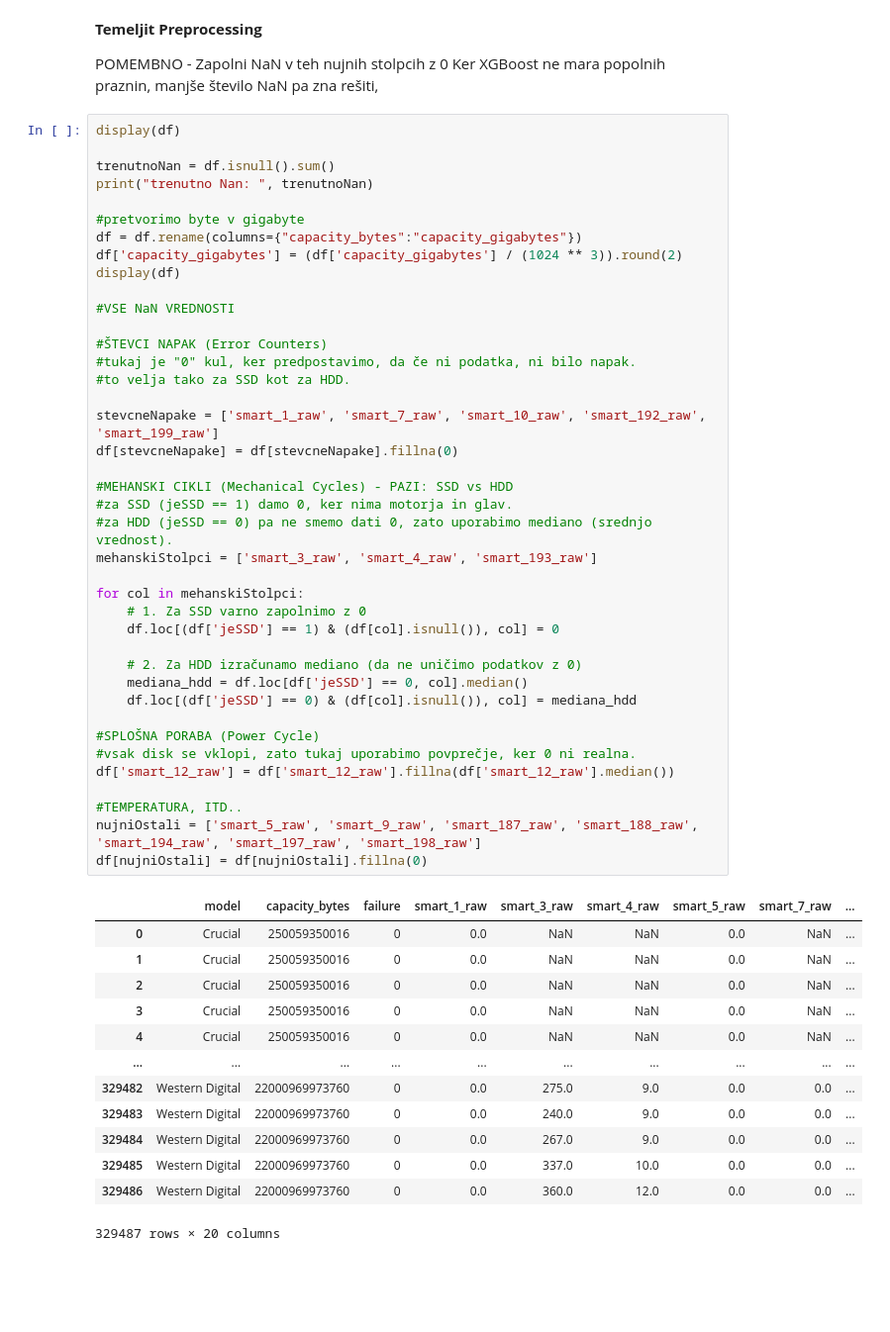
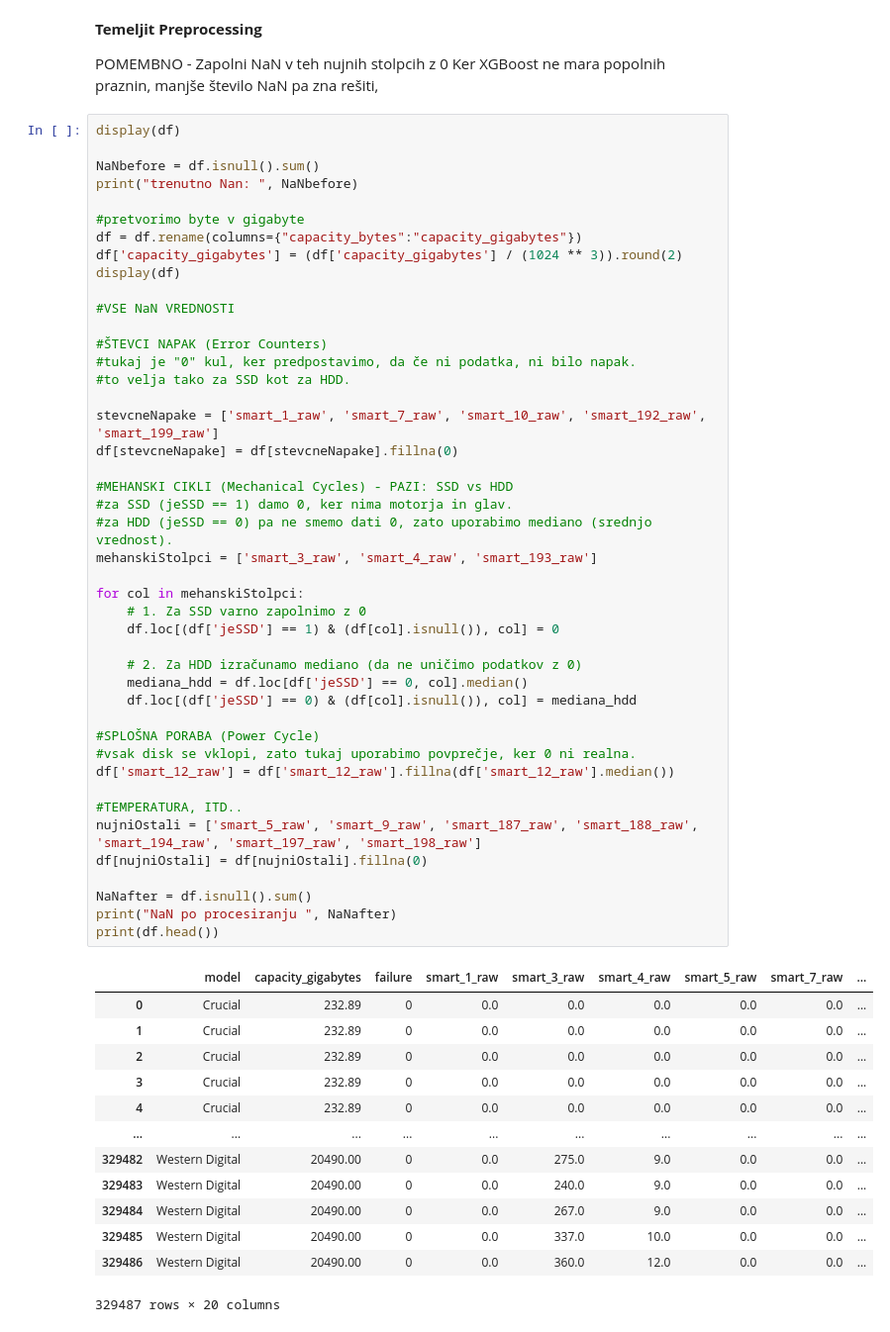
Before and after one commit to Luka-Petek/diskFailurePrediction, a Jupyter notebook: predict.ipynb, the cells around one changed output. Shown at 99% size. Cells and saved outputs as stored; diff of their text form; blank space fills up the shorter version.

```diff
--- a/predict.ipynb
+++ b/predict.ipynb
@@ -203,8 +203,8 @@ Ker XGBoost ne mara popolnih praznin, manjše število NaN pa zna rešiti,
 # %%
 display(df)
 
-trenutnoNan = df.isnull().sum()
-print("trenutno Nan: ", trenutnoNan)
+NaNbefore = df.isnull().sum()
+print("trenutno Nan: ", NaNbefore)
 
 #pretvorimo byte v gigabyte
 df = df.rename(columns={"capacity_bytes":"capacity_gigabytes"})
@@ -214,43 +214,47 @@ display(df)
 #VSE NaN VREDNOSTI
 
 #ŠTEVCI NAPAK (Error Counters)
 #tukaj je "0" kul, ker predpostavimo, da če ni podatka, ni bilo napak.
 #to velja tako za SSD kot za HDD.
 
 stevcneNapake = ['smart_1_raw', 'smart_7_raw', 'smart_10_raw', 'smart_192_raw', 'smart_199_raw']
 df[stevcneNapake] = df[stevcneNapake].fillna(0)
 
 #MEHANSKI CIKLI (Mechanical Cycles) - PAZI: SSD vs HDD
 #za SSD (jeSSD == 1) damo 0, ker nima motorja in glav.
 #za HDD (jeSSD == 0) pa ne smemo dati 0, zato uporabimo mediano (srednjo vrednost).
 mehanskiStolpci = ['smart_3_raw', 'smart_4_raw', 'smart_193_raw']
 
 for col in mehanskiStolpci:
     # 1. Za SSD varno zapolnimo z 0
     df.loc[(df['jeSSD'] == 1) & (df[col].isnull()), col] = 0
 
     # 2. Za HDD izračunamo mediano (da ne uničimo podatkov z 0)
     mediana_hdd = df.loc[df['jeSSD'] == 0, col].median()
     df.loc[(df['jeSSD'] == 0) & (df[col].isnull()), col] = mediana_hdd
 
 #SPLOŠNA PORABA (Power Cycle)
 #vsak disk se vklopi, zato tukaj uporabimo povprečje, ker 0 ni realna.
 df['smart_12_raw'] = df['smart_12_raw'].fillna(df['smart_12_raw'].median())
 
 #TEMPERATURA, ITD..
 nujniOstali = ['smart_5_raw', 'smart_9_raw', 'smart_187_raw', 'smart_188_raw', 'smart_194_raw', 'smart_197_raw', 'smart_198_raw']
 df[nujniOstali] = df[nujniOstali].fillna(0)
+
+NaNafter = df.isnull().sum()
+print("NaN po procesiranju ", NaNafter)
+print(df.head())
 # %% [output]
-|  | model | capacity_bytes | failure | smart_1_raw | smart_3_raw | smart_4_raw | smart_5_raw | smart_7_raw | ... |
-| 0 | Crucial | 250059350016 | 0 | 0.0 | NaN | NaN | 0.0 | NaN | ... |
-| 1 | Crucial | 250059350016 | 0 | 0.0 | NaN | NaN | 0.0 | NaN | ... |
-| 2 | Crucial | 250059350016 | 0 | 0.0 | NaN | NaN | 0.0 | NaN | ... |
-| 3 | Crucial | 250059350016 | 0 | 0.0 | NaN | NaN | 0.0 | NaN | ... |
-| 4 | Crucial | 250059350016 | 0 | 0.0 | NaN | NaN | 0.0 | NaN | ... |
+|  | model | capacity_gigabytes | failure | smart_1_raw | smart_3_raw | smart_4_raw | smart_5_raw | smart_7_raw | ... |
+| 0 | Crucial | 232.89 | 0 | 0.0 | 0.0 | 0.0 | 0.0 | 0.0 | ... |
+| 1 | Crucial | 232.89 | 0 | 0.0 | 0.0 | 0.0 | 0.0 | 0.0 | ... |
+| 2 | Crucial | 232.89 | 0 | 0.0 | 0.0 | 0.0 | 0.0 | 0.0 | ... |
+| 3 | Crucial | 232.89 | 0 | 0.0 | 0.0 | 0.0 | 0.0 | 0.0 | ... |
+| 4 | Crucial | 232.89 | 0 | 0.0 | 0.0 | 0.0 | 0.0 | 0.0 | ... |
 | ... | ... | ... | ... | ... | ... | ... | ... | ... | ... |
-| 329482 | Western Digital | 22000969973760 | 0 | 0.0 | 275.0 | 9.0 | 0.0 | 0.0 | ... |
-| 329483 | Western Digital | 22000969973760 | 0 | 0.0 | 240.0 | 9.0 | 0.0 | 0.0 | ... |
-| 329484 | Western Digital | 22000969973760 | 0 | 0.0 | 267.0 | 9.0 | 0.0 | 0.0 | ... |
-| 329485 | Western Digital | 22000969973760 | 0 | 0.0 | 337.0 | 10.0 | 0.0 | 0.0 | ... |
-| 329486 | Western Digital | 22000969973760 | 0 | 0.0 | 360.0 | 12.0 | 0.0 | 0.0 | ... |
+| 329482 | Western Digital | 20490.00 | 0 | 0.0 | 275.0 | 9.0 | 0.0 | 0.0 | ... |
+| 329483 | Western Digital | 20490.00 | 0 | 0.0 | 240.0 | 9.0 | 0.0 | 0.0 | ... |
+| 329484 | Western Digital | 20490.00 | 0 | 0.0 | 267.0 | 9.0 | 0.0 | 0.0 | ... |
+| 329485 | Western Digital | 20490.00 | 0 | 0.0 | 337.0 | 10.0 | 0.0 | 0.0 | ... |
+| 329486 | Western Digital | 20490.00 | 0 | 0.0 | 360.0 | 12.0 | 0.0 | 0.0 | ... |
 329487 rows × 20 columns
```
Also changed, not shown: parts of 1 cell of this notebook.
